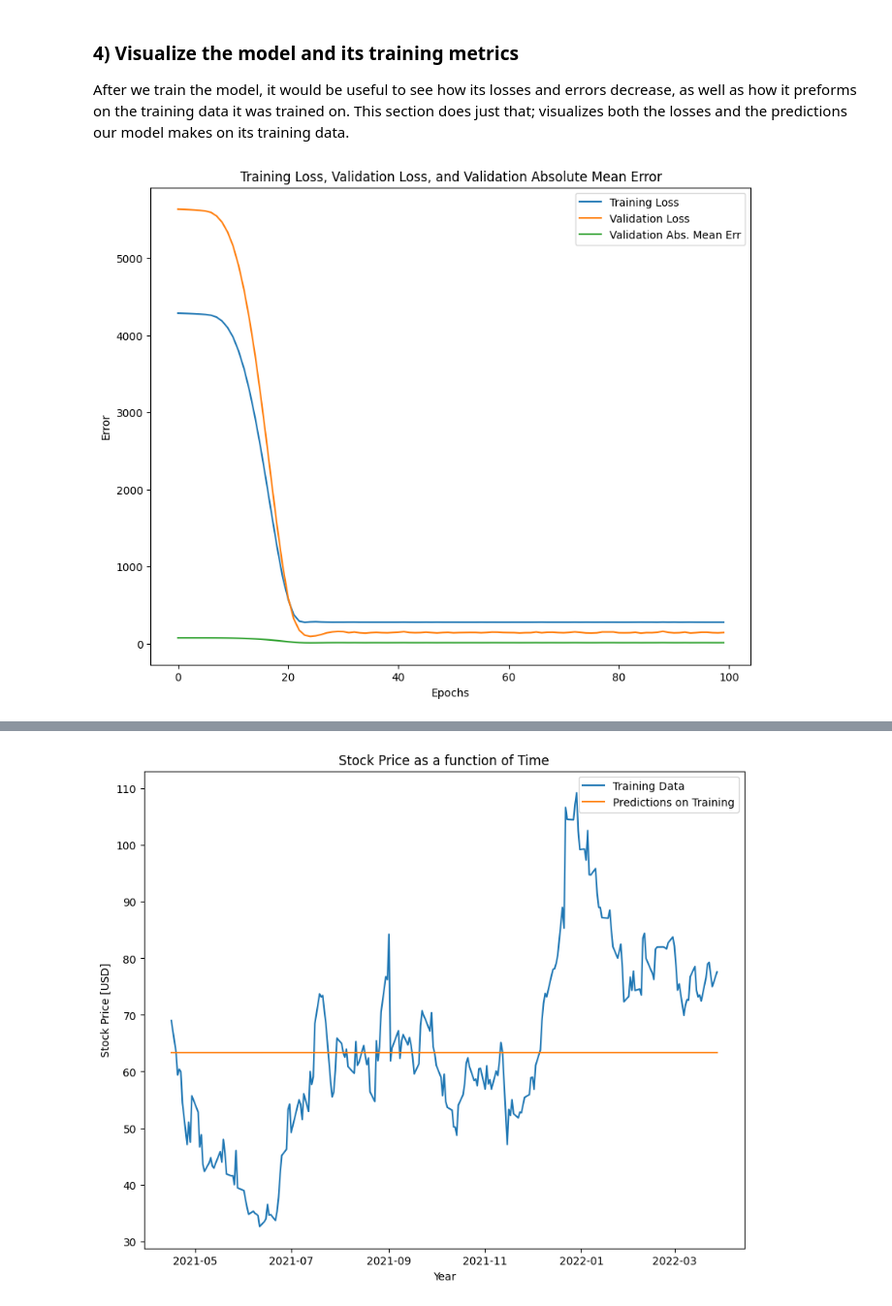
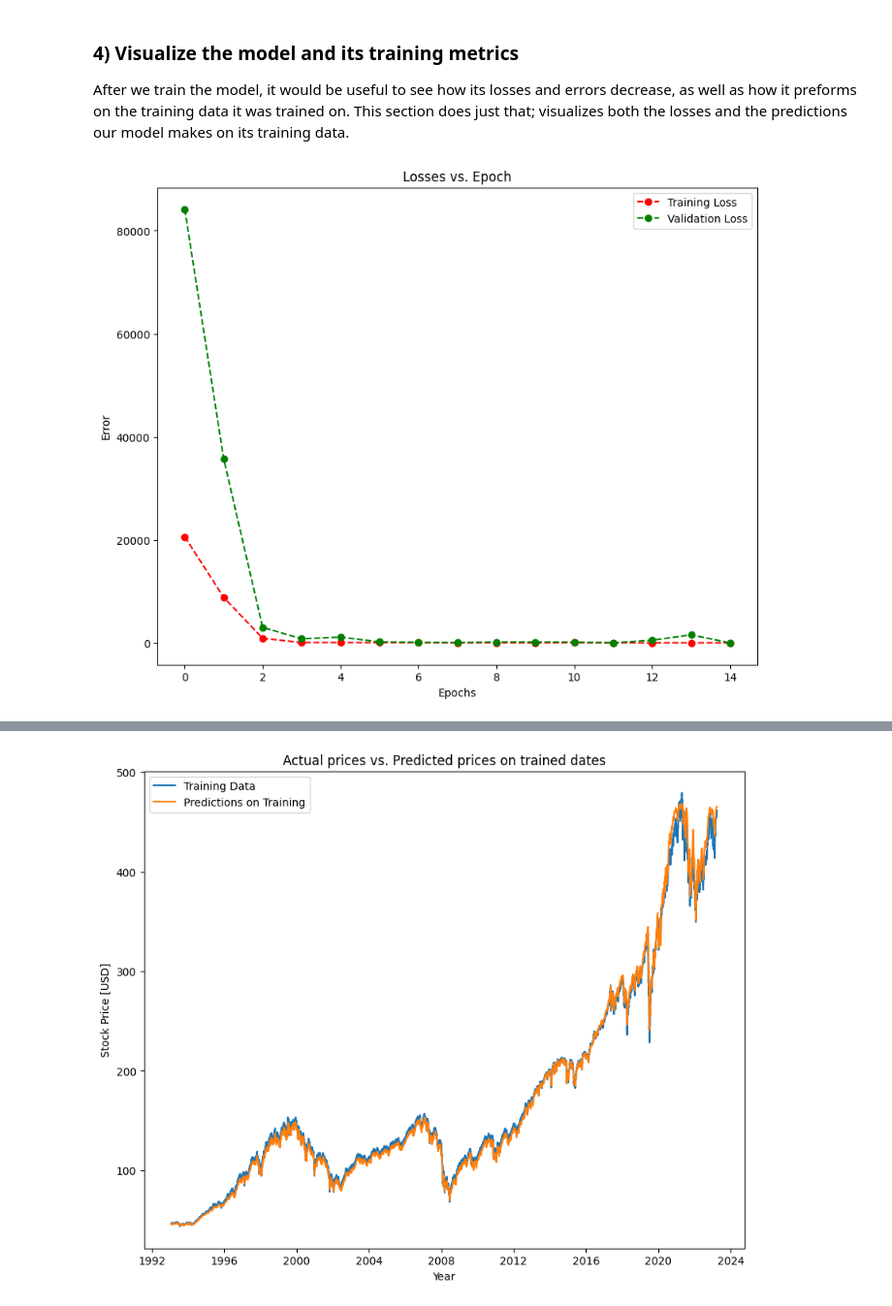
Before and after one commit to doquangg/bigstonk, a Jupyter notebook: LSTM_NN/lstm.ipynb, the cells around one changed output, grey strips where cells are left out. Shown at 97% size. Saved outputs shown, nothing was run; the diff lists cells and outputs as text; code cells hidden in the pictures.

Commit message:
update brag and finish lstm

```diff
--- a/LSTM_NN/lstm.ipynb
+++ b/LSTM_NN/lstm.ipynb
@@ -105,18 +104,14 @@ will most likely require a new set of hyperparameters.
 from tensorflow.keras.models import Sequential
 from tensorflow.keras import layers
 from tensorflow.keras.optimizers import Adam
+###############################################################################
 
 # Build the Model
 model = Sequential([layers.Input((x_train.shape[1], x_train.shape[2])),
-                    layers.LSTM(24, return_sequences=True),
-                    layers.LSTM(24, return_sequences=True),
-                    layers.LSTM(24, return_sequences=True),
-                    #layers.LSTM(24, return_sequences=True),
-                    layers.LSTM(24),
-                    layers.Dense(24, activation='relu'),
-                    #layers.Dense(24, activation='relu'),
-                    layers.Dense(24, activation='relu'),
-                    layers.Dense(24, activation='relu'),
+                    layers.LSTM(80, return_sequences=True),
+                    layers.LSTM(80, return_sequences=True),
+                    layers.LSTM(80),
+                    layers.Dense(80, activation='relu'),
                     layers.Dense(1)])
 
 # Compile and summarize the model.
@@ -128,7 +123,7 @@ model.summary()
 # Fit the model
 history = model.fit(x_train,
                     y_train,
-                    epochs=100,
-                    validation_split=0.07, # 0.007 works well
+                    epochs=50,
+                    validation_split=1e-4,
                     verbose=1)
 # %% [output]
@@ -160,10 +155,9 @@ model makes on its training data.
 # Visualize training and validation loss
 fig = plt.figure()
 fig.set_size_inches(10, 8)
-plt.plot(history.history['loss'], label='Training Loss')
-plt.plot(history.history['val_loss'], label='Validation Loss')
-plt.plot(history.history['val_mean_absolute_error'], label='Validation Abs. Mean Err')
-plt.title('Training Loss, Validation Loss, and Validation Absolute Mean Error')
+plt.plot(history.history['loss'], '--ro', label='Training Loss')
+plt.plot(history.history['val_loss'], '--go',  label='Validation Loss')
+plt.title('Losses vs. Epoch')
 plt.xlabel('Epochs')
 plt.ylabel('Error')
 plt.legend()
@@ -177,8 +171,8 @@ plt.plot(train_dates, y_train)
 plt.plot(train_dates, predicitions_on_train)
 plt.xlabel('Year')
 plt.ylabel('Stock Price [USD]')
-plt.title('Stock Price as a function of Time')
+plt.title('Actual prices vs. Predicted prices on trained dates')
 plt.legend(['Training Data', 'Predictions on Training'])
 plt.show()
 # %% [output]
-[figure, old version]
+[figure, new version]
@@ -186 +180 @@ plt.show()
-[figure, old version]
+[figure, new version]
```
Also changed, not shown: parts of 14 cells of this notebook, 1 other file.
